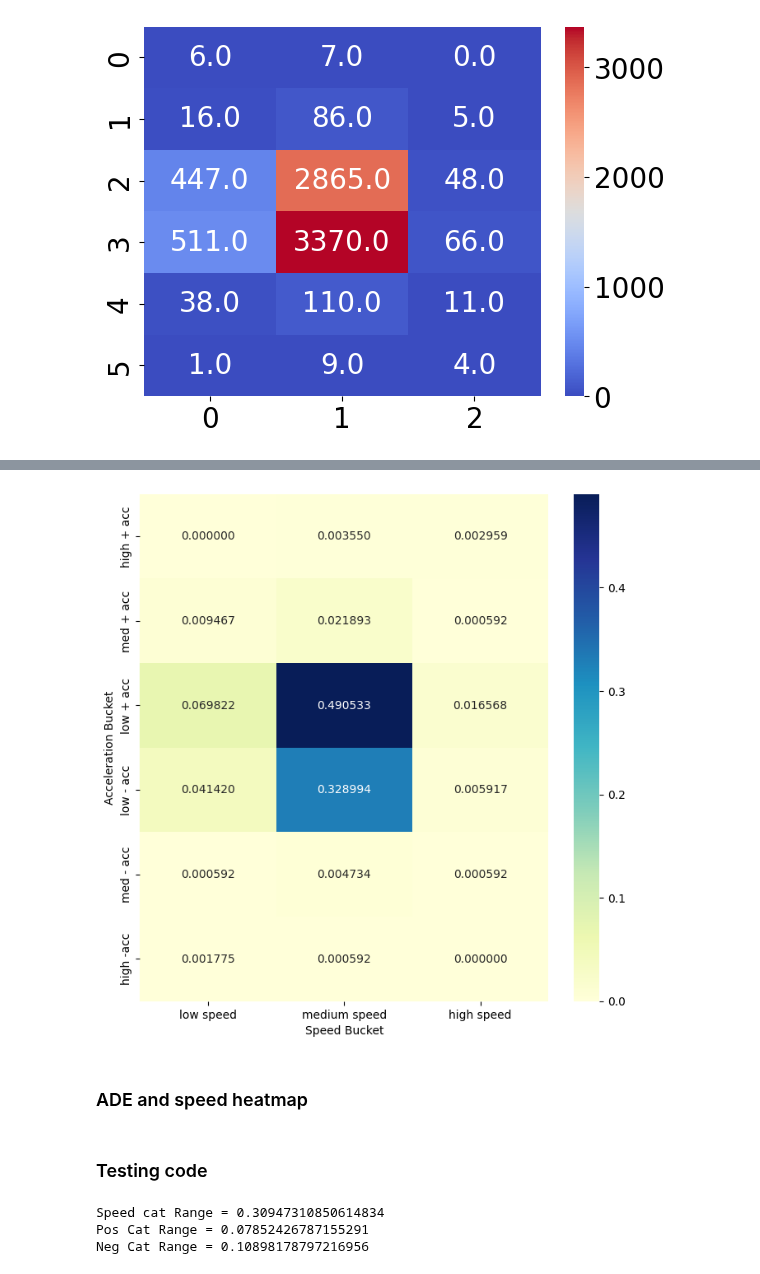
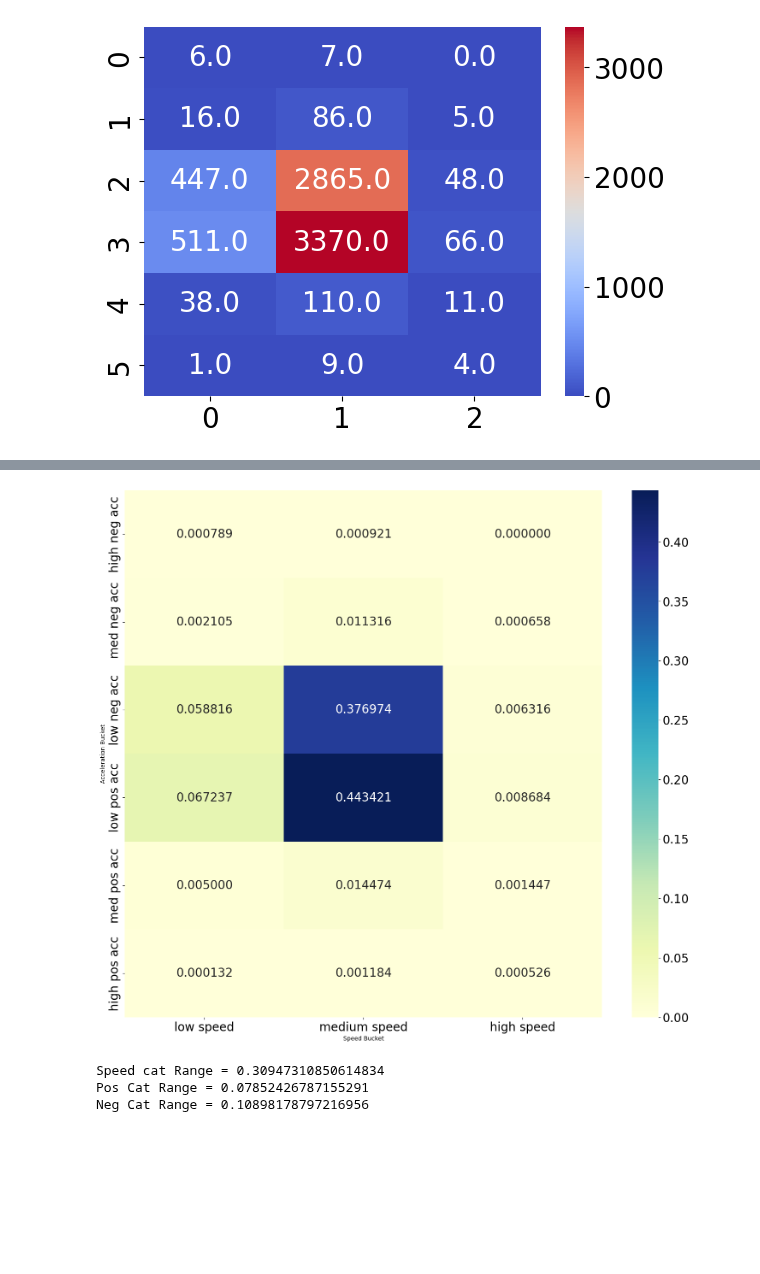
Before and after one commit to BUET-AV/behavior-hypotheses, a Jupyter notebook: src/notebooks/Behavior_Hypo_heatmap.ipynb, the cells around one changed output, grey strips where cells are left out. Drawn from its saved outputs; the diff is of its cells as text; code cells hidden in the pictures; blank space fills up the shorter version.

```diff
--- a/src/notebooks/Behavior_Hypo_heatmap.ipynb
+++ b/src/notebooks/Behavior_Hypo_heatmap.ipynb
@@ -597,11 +366,34 @@ heatmapGeneration(3,midDf)
-# %%
-heatmapGeneration(NO_OF_BUCKETS,endDf)
-# %% [output]
-[figure, removed]
-# %% [markdown]
-### ADE and speed heatmap
-# %% [markdown]
-### Testing code
+# %%
+# Generate example data
+# data = np.random.rand(3, 3)
+
+total_length = len(cleanPedDf_copy)
+total_length
+
+# Create a heatmap using Seaborn
+plt.figure(figsize=(18, 16))
+sns.heatmap(data/total_length, annot=True, fmt=".6f", cmap='YlGnBu')
+
+# Customize the axis labels
+plt.xlabel("Speed Bucket")
+plt.ylabel("Acceleration Bucket")
+
+# Customize the tick labels
+x_labels = ["low speed", "medium speed", "high speed"]
+y_labels = ["high neg acc", " med neg acc", "low neg acc", "low pos acc", "med pos acc", "high pos acc"]
+plt.xticks(np.arange(0.5, NO_OF_BUCKETS + 0.5, 1), x_labels)
+plt.yticks(np.arange(0.5, 2*NO_OF_BUCKETS + 0.5, 1), y_labels)
+
+# # Customize the annotation format
+# plt.gca().set_xticks(np.arange(3) + 0.5, minor=True)
+# plt.gca().set_yticks(np.arange(3) + 0.5, minor=True)
+# plt.gca().xaxis.set_tick_params(which="minor", size=0)
+# plt.gca().yaxis.set_tick_params(which="minor", size=0)
+
+# Show the plot
+plt.show()
+# %% [output]
+[figure, added]
 # %%
 min_value_speed = cleanPedDf_copy["speed"].min()
 max_value_speed = cleanPedDf_copy["speed"].max()
```
Also changed, not shown: parts of 17 cells of this notebook, 2 other files.
